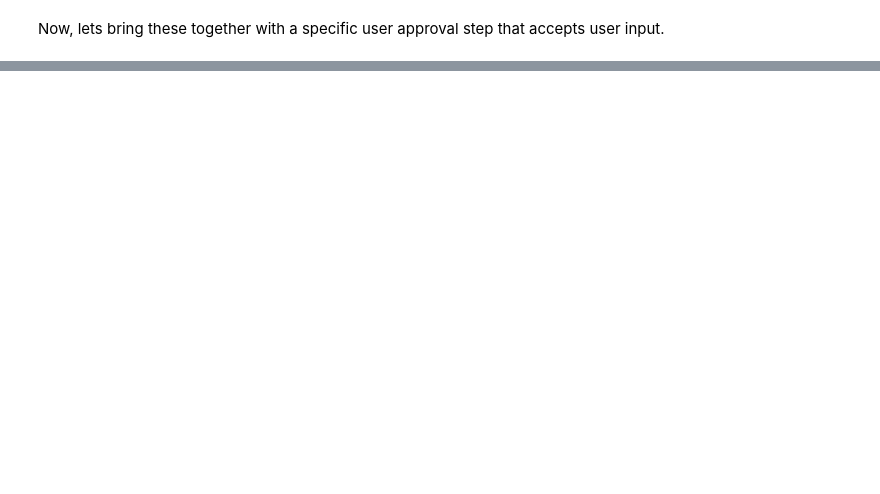
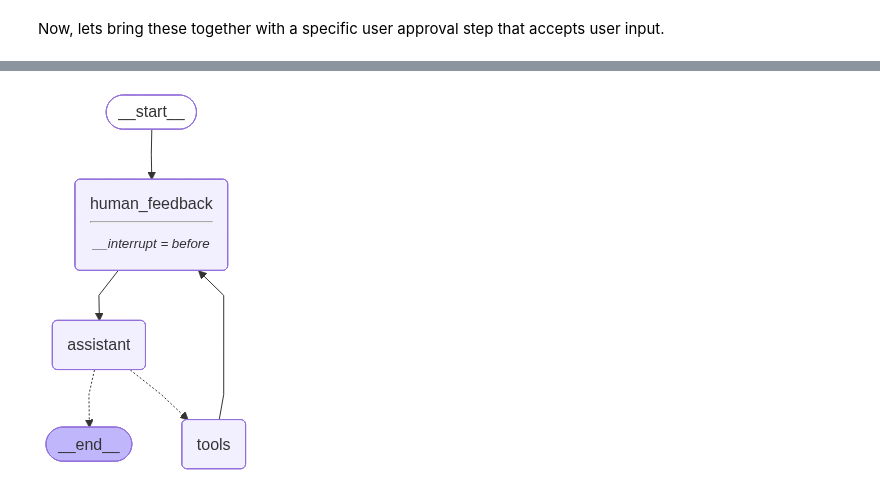
Before and after one commit to SaketMunda/langchain-atoz, a Jupyter notebook: langgraph/module-3/practice/breakpoints.ipynb, the cells around one changed output, grey strips where cells are left out. Saved outputs shown, nothing was run; the diff lists cells and outputs as text; code cells hidden in the pictures; blank space fills up the shorter version.

Commit message:
module 3 edit state human feedback

```diff
--- a/langgraph/module-3/practice/breakpoints.ipynb
+++ b/langgraph/module-3/practice/breakpoints.ipynb
@@ -206,0 +211,6 @@ The result of multiplying 2 and 3 is **6**.
+# %%
+# let compile the graph with different interrupt before parameter
+graph = builder.compile(interrupt_before=["assistant"], checkpointer=memory)
+
+# Show the graph
+display(Image(graph.get_graph(xray=True).draw_mermaid_png()))
@@ -206,0 +221,10 @@ The result of multiplying 2 and 3 is **6**.
+# %%
+# Input
+initial_input = {"messages": "Multiply 2 & 3"}
+
+# thread
+thread = {"configurable": {"thread_id": "4"}}
+
+# Run the graph until the first interruption
+for event in graph.stream(initial_input, thread, stream_mode="values"):
+    event['messages'][-1].pretty_print()
@@ -206,0 +235,3 @@ The result of multiplying 2 and 3 is **6**.
+# %%
+state = graph.get_state(thread)
+state
@@ -206,0 +314,34 @@ The result of multiplying 2 and 3 is **6**.
+# %%
+# system message
+sys_msg = SystemMessage(content="You are a helpful assistant tasked with performing arithmetic on a set of inputs.")
+
+
+# no-op node that should be interrupted on
+def human_feedback(state: MessagesState):
+    pass
+
+# Assistant node
+def assistant(state: MessagesState):
+    return {"messages": [llm_with_tools.invoke([sys_msg] + state['messages'])]}
+
+
+# graph
+builder = StateGraph(MessagesState)
+
+# define nodes
+builder.add_node("assistant", assistant)
+builder.add_node("tools", ToolNode(tools))
+builder.add_node("human_feedback", human_feedback)
+
+# Define edges
+builder.add_edge(START, "human_feedback")
+builder.add_edge("human_feedback", "assistant")
+builder.add_conditional_edges("assistant", tools_condition)
+builder.add_edge("tools", "human_feedback")
+
+memory = MemorySaver()
+
+graph = builder.compile(interrupt_before=["human_feedback"], checkpointer=memory)
+display(Image(graph.get_graph().draw_mermaid_png()))
+# %% [output]
+[figure, added]
```
Also changed, not shown: parts of 17 cells of this notebook.
